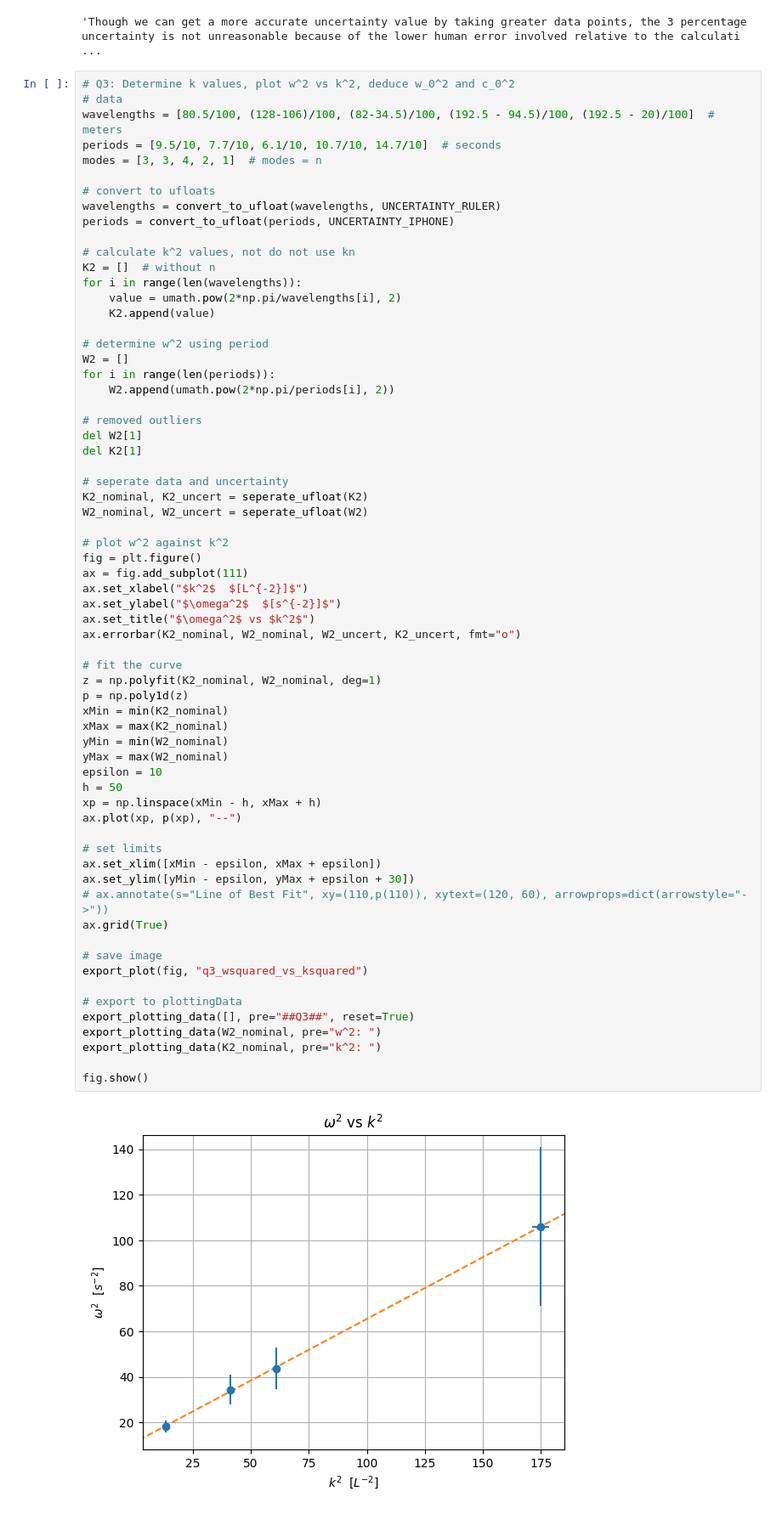
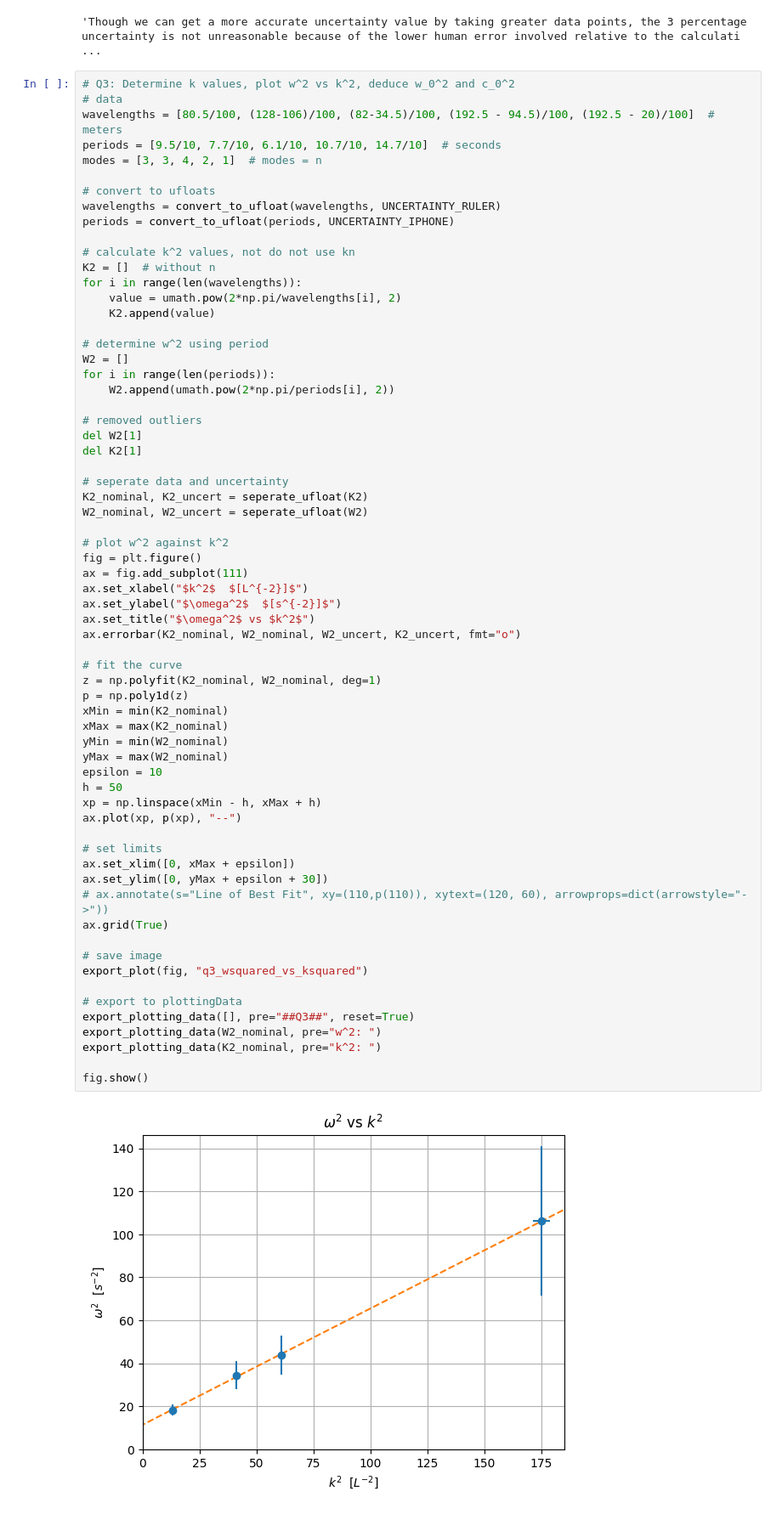
Before and after one commit to DivyR/PHY294_Labs, a Jupyter notebook: lab01/src/processing.ipynb, the cells around one changed output. Shown at 85% size. Saved outputs shown, nothing was run; the diff lists cells and outputs as text.

Commit message:
updated plots

```diff
--- a/lab01/src/processing.ipynb
+++ b/lab01/src/processing.ipynb
@@ -212,36 +208,36 @@ ax.set_xlabel("$k^2$  $[L^{-2}]$")
 ax.set_ylabel("$\omega^2$  $[s^{-2}]$")
 ax.set_title("$\omega^2$ vs $k^2$")
 ax.errorbar(K2_nominal, W2_nominal, W2_uncert, K2_uncert, fmt="o")
 
 # fit the curve
 z = np.polyfit(K2_nominal, W2_nominal, deg=1)
 p = np.poly1d(z)
 xMin = min(K2_nominal)
 xMax = max(K2_nominal)
 yMin = min(W2_nominal)
 yMax = max(W2_nominal)
 epsilon = 10
 h = 50
 xp = np.linspace(xMin - h, xMax + h)
 ax.plot(xp, p(xp), "--")
 
 # set limits
-ax.set_xlim([xMin - epsilon, xMax + epsilon])
-ax.set_ylim([yMin - epsilon, yMax + epsilon + 30])
+ax.set_xlim([0, xMax + epsilon])
+ax.set_ylim([0, yMax + epsilon + 30])
 # ax.annotate(s="Line of Best Fit", xy=(110,p(110)), xytext=(120, 60), arrowprops=dict(arrowstyle="->"))
 ax.grid(True)
 
 # save image
 export_plot(fig, "q3_wsquared_vs_ksquared")
 
 # export to plottingData
 export_plotting_data([], pre="##Q3##", reset=True)
 export_plotting_data(W2_nominal, pre="w^2: ")
 export_plotting_data(K2_nominal, pre="k^2: ")
 
 fig.show()
 # %% [output]
-[figure, old version]
+[figure, new version]
 # %%
 # Q4: Fundamental Frequency Integer Multiple Test
 # setup-data
```
Also changed, not shown: parts of 2 cells of this notebook, 2 other files.
